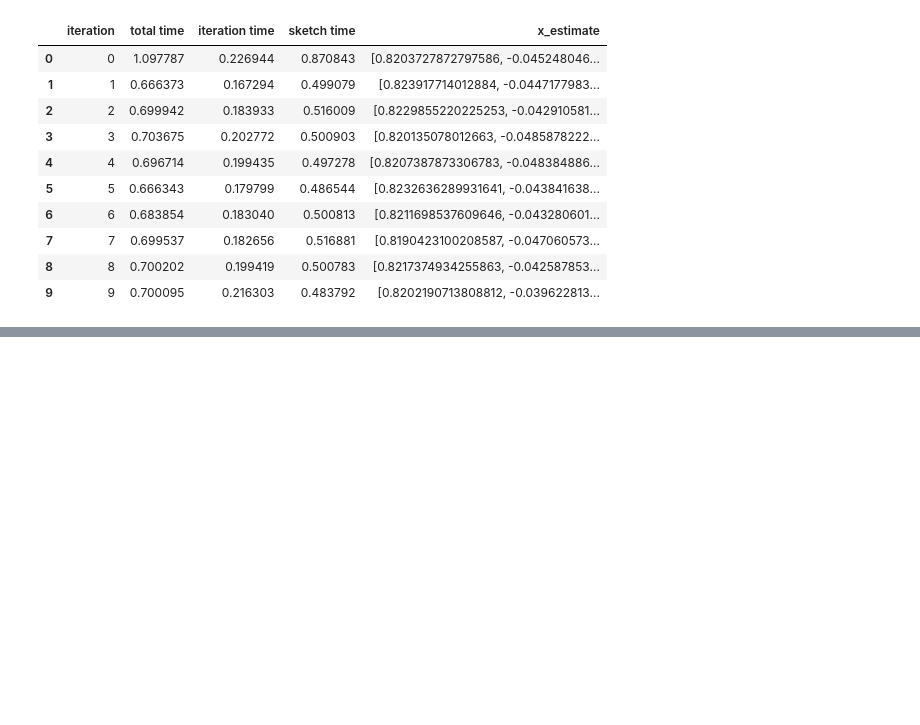
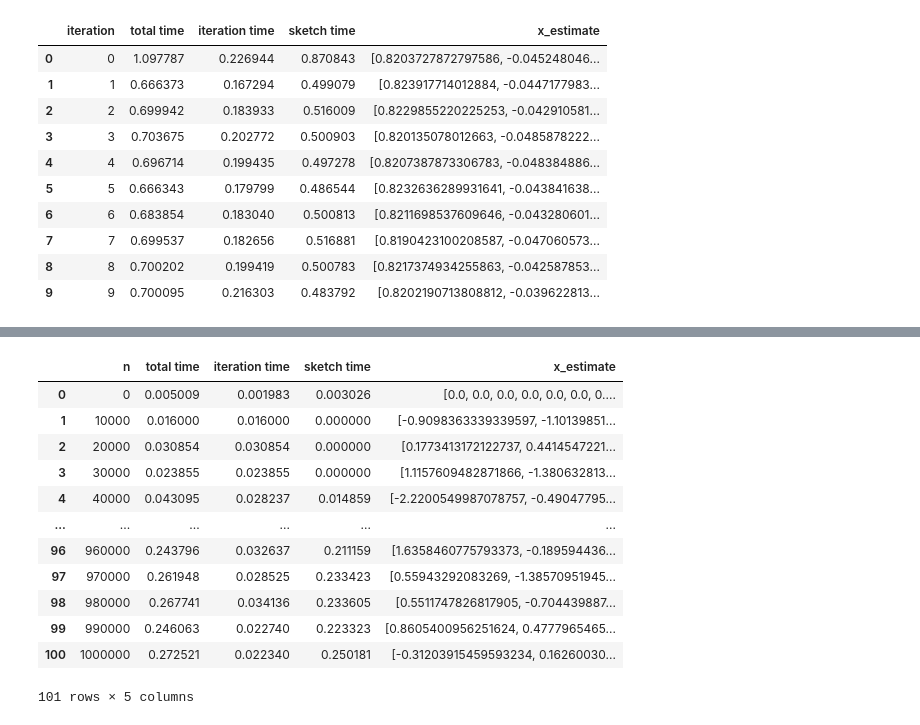
Before and after one commit to LakBoonJun1/DSA4288, a Jupyter notebook: Notebook/OLS.ipynb, the cells around one changed output, grey strips where cells are left out. Drawn from its saved outputs; the diff is of its cells as text; code cells hidden in the pictures; blank space fills up the shorter version.

```diff
--- a/Notebook/OLS.ipynb
+++ b/Notebook/OLS.ipynb
@@ -1291,0 +1339,47 @@ fast_sketched_nplstq_df
+# %%
+iterations = 10
+results = []
+m = 2000
+non_zero_entries = 1 #default 1 for fast sketch
+
+for n in n_values:
+
+    X = np.random.randn(n, d)
+
+    #True coefficients
+    true_x_coefficient = np.random.randn(d)
+
+    #target vector
+    y = X @ true_x_coefficient + np.random.randn(n) * 0.1 # noise level
+
+    start_time = time.time()
+    S = fast_sketch_matrix(m, n)
+    SX = S @ X
+    SY = S @ y
+
+    sketch_time = time.time() - start_time
+    start_time = time.time()
+    x_estimate, _, _ , _ = np.linalg.lstsq(SX, SY, rcond=None)
+    end_time = time.time()
+    iteration_time = end_time - start_time
+    total_time = iteration_time + sketch_time
+
+    results.append({'n': n, 'total time': total_time,'iteration time' : iteration_time, 'sketch time' : sketch_time ,  'x_estimate' : x_estimate})
+
+fast_sketched_nplstq_varying_n_df = pd.DataFrame(results)
+# %%
+fast_sketched_nplstq_varying_n_df
+# %% [output]
+|  | n | total time | iteration time | sketch time | x_estimate |
+| 0 | 0 | 0.005009 | 0.001983 | 0.003026 | [0.0, 0.0, 0.0, 0.0, 0.0, 0.0, 0.... |
+| 1 | 10000 | 0.016000 | 0.016000 | 0.000000 | [-0.9098363339339597, -1.10139851... |
+| 2 | 20000 | 0.030854 | 0.030854 | 0.000000 | [0.1773413172122737, 0.4414547221... |
+| 3 | 30000 | 0.023855 | 0.023855 | 0.000000 | [1.1157609482871866, -1.380632813... |
+| 4 | 40000 | 0.043095 | 0.028237 | 0.014859 | [-2.2200549987078757, -0.49047795... |
+| ... | ... | ... | ... | ... | ... |
+| 96 | 960000 | 0.243796 | 0.032637 | 0.211159 | [1.6358460775793373, -0.189594436... |
+| 97 | 970000 | 0.261948 | 0.028525 | 0.233423 | [0.55943292083269, -1.38570951945... |
+| 98 | 980000 | 0.267741 | 0.034136 | 0.233605 | [0.5511747826817905, -0.704439887... |
+| 99 | 990000 | 0.246063 | 0.022740 | 0.223323 | [0.8605400956251624, 0.4777965465... |
+| 100 | 1000000 | 0.272521 | 0.022340 | 0.250181 | [-0.31203915459593234, 0.16260030... |
+101 rows × 5 columns
```
Also changed, not shown: parts of 8 cells of this notebook.
